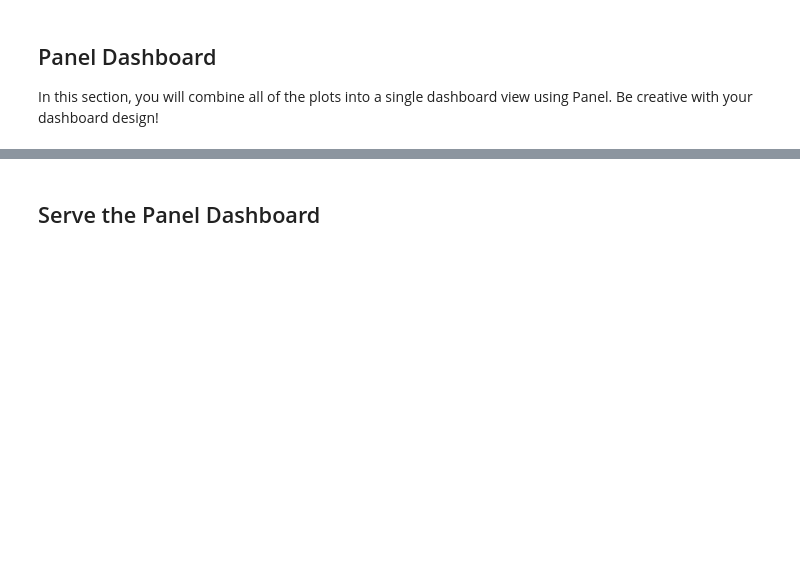
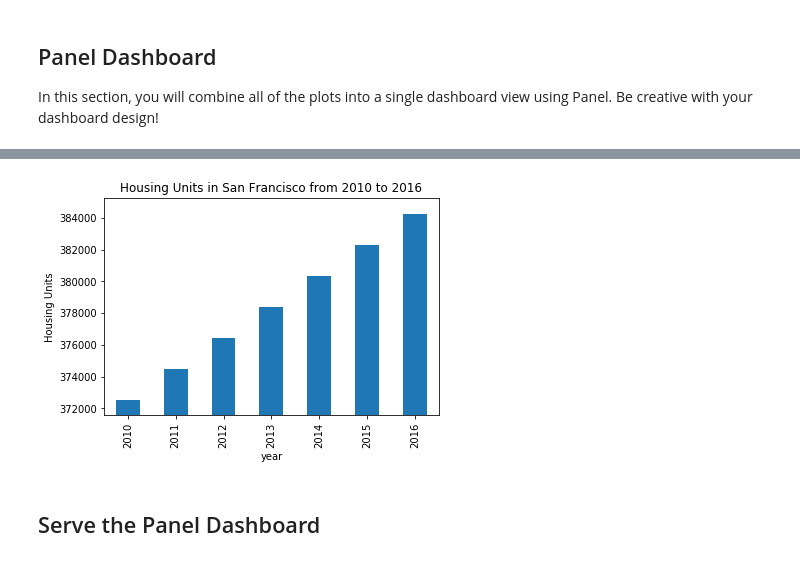
Before and after one commit to JDY320/pyviz_homework, a Jupyter notebook: dashboard.ipynb, the cells around one changed output, grey strips where cells are left out. Saved outputs shown, nothing was run; the diff lists cells and outputs as text; code cells hidden in the pictures; blank space fills up the shorter version.

```diff
--- a/dashboard.ipynb
+++ b/dashboard.ipynb
@@ -159,21 +130,42 @@ In this section, you will combine all of the plots into a single dashboard view
 # %%
 # Create a Title for the Dashboard
 dashboard_title = "# This is my First Dashboard"
 
-row = pn.Row('#Average Sales/Rent by Neighborhood',
-             average_sales_price(),
-             average_price_by_neighborhood())
-row
+column = pn.Column('Number of Housing Units per Year',
+            housing_units_per_year(),
+            average_gross_rent(),
+            average_sales_price()
+)
+
+row1 = pn.Row('#Average Sales/Rent by Neighborhood',
+             average_price_by_neighborhood(),
+)
+
+# row2 = pn.Row('Map',
+#              neighborhood_map()
+# )
+
+column1 = pn.Column(
+    '#Most Expensive Neighborhoods Rent/Sales Comparison',
+    most_expensive_neighborhoods_rent_sales(),
+    top_most_expensive_neighborhoods()
+)
+
+
 # Create a tab layout for the dashboard
 tabs = pn.Tabs(
-    ("Average Sales/Rent by Neighborhood", row))
+    #("Map",row2),
+    ("Market Value Analysis",column),
+    ("Average Sales/Rent by Neighborhood", row1),
+    ("Most Expensive Neighborhoods Rent/Sales Comparison",column1))
 
 tabs
 
 
 # Create the dashboard
 # %% [output]
 [interactive output not drawn]
+[figure, added]
 # %% [markdown]
 ## Serve the Panel Dashboard
 # %%
```
Also changed, not shown: parts of 6 cells of this notebook, 1 other file.
